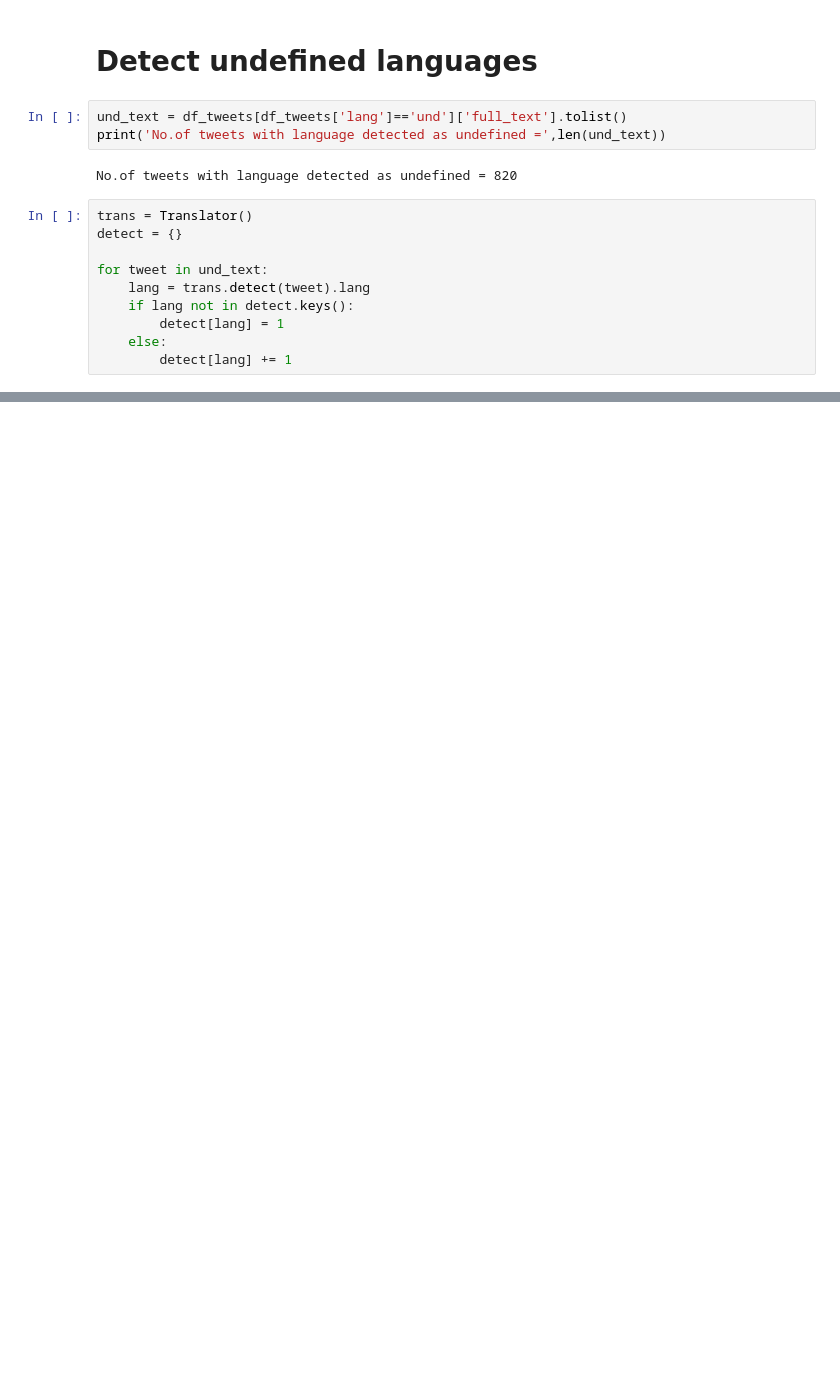
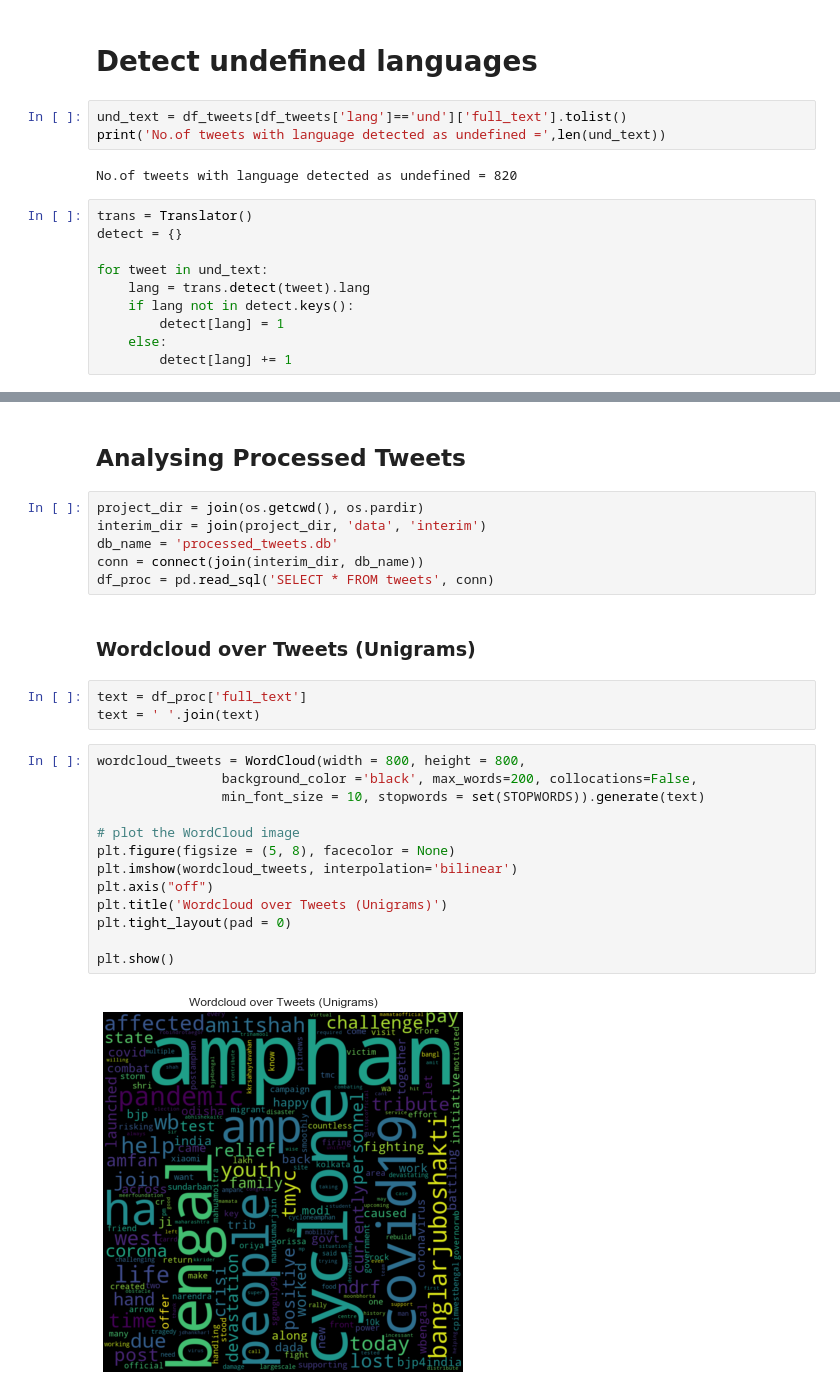
Before and after one commit to ancilcrayton/solve-iwmi, a Jupyter notebook: notebooks/1.0-km-basic-text-eda.ipynb, the cells around one changed output, grey strips where cells are left out. Saved outputs shown, nothing was run; the diff lists cells and outputs as text; blank space fills up the shorter version.

```diff
--- a/notebooks/1.0-km-basic-text-eda.ipynb
+++ b/notebooks/1.0-km-basic-text-eda.ipynb
@@ -144 +145,29 @@ dd
 | sumg | 1 |
+# %% [markdown]
+## Analysing Processed Tweets
+# %%
+project_dir = join(os.getcwd(), os.pardir)
+interim_dir = join(project_dir, 'data', 'interim')
+db_name = 'processed_tweets.db'
+conn = connect(join(interim_dir, db_name))
+df_proc = pd.read_sql('SELECT * FROM tweets', conn)
+# %% [markdown]
+### Wordcloud over Tweets (Unigrams)
+# %%
+text = df_proc['full_text']
+text = ' '.join(text)
+# %%
+wordcloud_tweets = WordCloud(width = 800, height = 800,
+                background_color ='black', max_words=200, collocations=False,
+                min_font_size = 10, stopwords = set(STOPWORDS)).generate(text)
+
+# plot the WordCloud image
+plt.figure(figsize = (5, 8), facecolor = None)
+plt.imshow(wordcloud_tweets, interpolation='bilinear')
+plt.axis("off")
+plt.title('Wordcloud over Tweets (Unigrams)')
+plt.tight_layout(pad = 0)
+
+plt.show()
+# %% [output]
+[figure, added]
```
Also changed, not shown: parts of 8 cells of this notebook, 1 other file.
